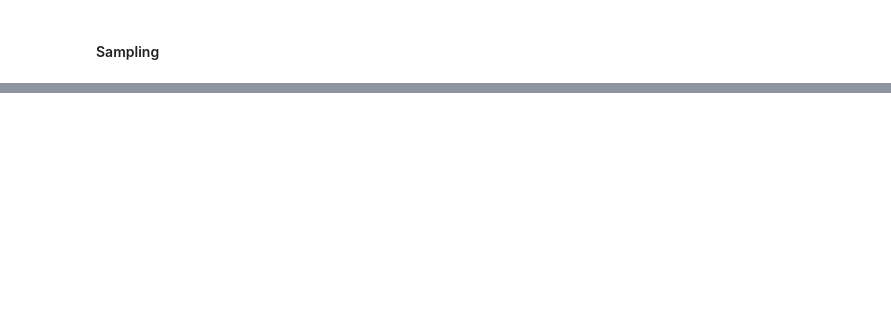
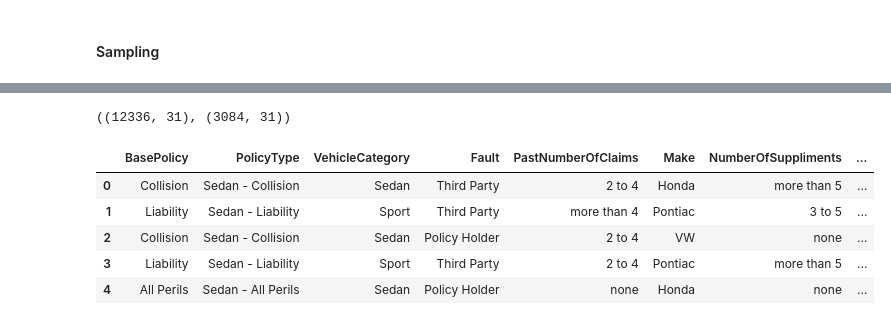
Before and after one commit to zvsuarez/insurance-fraud-pipeline, a Jupyter notebook: selection_sampling_test.ipynb, the cells around one changed output, grey strips where cells are left out. Cells and saved outputs as stored; diff of their text form; code cells hidden in the pictures; blank space fills up the shorter version.

```diff
--- a/selection_sampling_test.ipynb
+++ b/selection_sampling_test.ipynb
@@ -250,2 +431,24 @@ anova_selected
 # %% [markdown]
 #### Sampling
+# %%
+features = [
+    'BasePolicy',
+    'PolicyType',
+    'VehicleCategory',
+    'Fault',
+    'PastNumberOfClaims',
+    'Make',
+    'NumberOfSuppliments',
+    'Deductible',
+    'VehiclePrice',
+    'AgeOfVehicle',
+    'Days:Policy-Accident',
+    'Days:Policy-Claim',
+    'Sex',
+    'AgeOfPolicyHolder',
+    'Month',
+    'MonthClaimed',
+    'DayOfWeek',
+    'AgentType',
+    'AddressChange-Claim',
+    'AccidentArea']
@@ -251,0 +462,23 @@ anova_selected
+# %%
+X_train, X_test, y_train, y_test = train_test_split(X, y,
+                                                   test_size=0.2,
+                                                   random_state=42,
+                                                   stratify=y)
+X_train.shape, X_test.shape
+# %% [output]
+((12336, 31), (3084, 31))
+# %%
+X_train.reset_index(drop=True, inplace=True)
+X_test.reset_index(drop=True, inplace=True)
+# %%
+X_train = X_train[features]
+X_test = X_test[features]
+# %%
+X_train.head()
+# %% [output]
+|  | BasePolicy | PolicyType | VehicleCategory | Fault | PastNumberOfClaims | Make | NumberOfSuppliments | ... |
+| 0 | Collision | Sedan - Collision | Sedan | Third Party | 2 to 4 | Honda | more than 5 | ... |
+| 1 | Liability | Sedan - Liability | Sport | Third Party | more than 4 | Pontiac | 3 to 5 | ... |
+| 2 | Collision | Sedan - Collision | Sedan | Policy Holder | 2 to 4 | VW | none | ... |
+| 3 | Liability | Sedan - Liability | Sport | Third Party | 2 to 4 | Pontiac | more than 5 | ... |
+| 4 | All Perils | Sedan - All Perils | Sedan | Policy Holder | none | Honda | none | ... |
```
Also changed, not shown: parts of 41 cells of this notebook.
